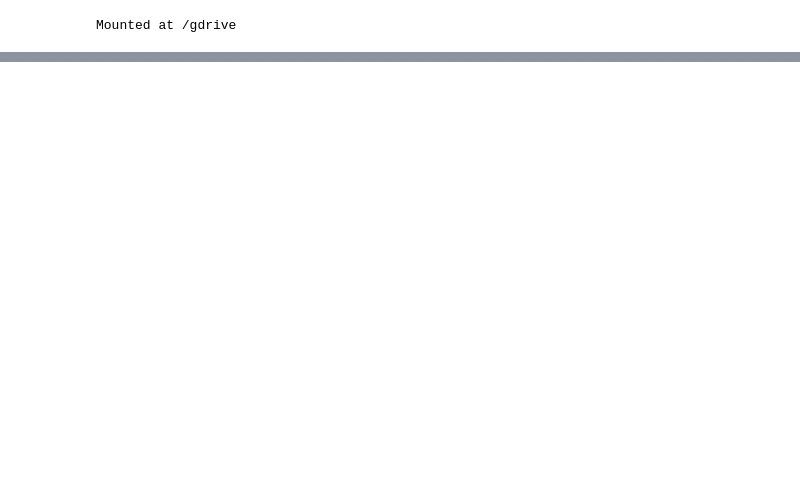
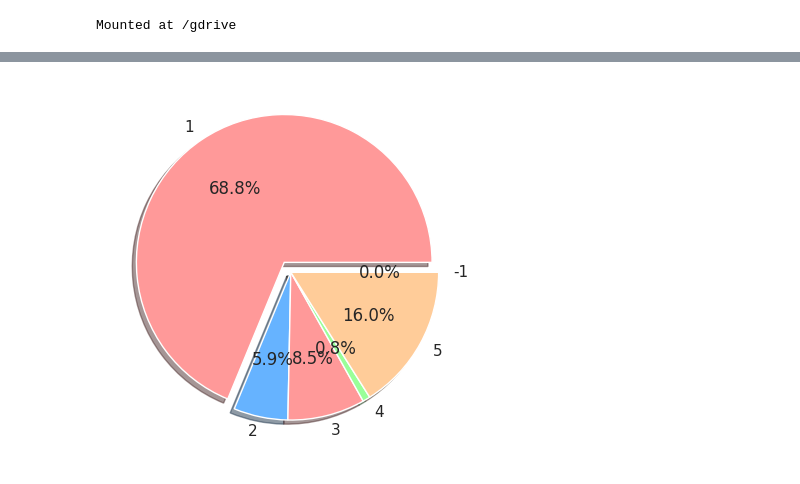
Before and after one commit to Tefong35/Projet_DS_TrafficAccident, a Jupyter notebook: Edmond.ipynb, the cells around one changed output, grey strips where cells are left out. Cells and saved outputs as stored; diff of their text form; code cells hidden in the pictures; blank space fills up the shorter version.

```diff
--- a/Edmond.ipynb
+++ b/Edmond.ipynb
@@ -41,0 +86,11 @@ memory usage: 211.1 KB
+# %%
+%matplotlib inline
+import matplotlib.pyplot as plt
+import numpy as np
+#import pandas as pd
+import seaborn as sns
+sns.set()
+#sns.histplot(df.gps, palette={color: color for color in df['gps'].unique()}) #countplot
+#plt.xticks(range(10), ["Métropole","Wallis et Futuna","Antilles","Guyane", "Réunion","St Pierre et Miquelon", "Nouvelle Calédonie", "Polynésie française", "Terres austr. et antarct. Françaises", " Mayotte"])
+#df['score']=df['score'].astype(float)
+zone.plot(kind='barh',xlabel='Nombre d’accident',ylabel='zone géographique', title='Nombre d’accident en fonction de la zone géographique',color='#55cddd');
@@ -41,0 +156,14 @@ memory usage: 211.1 KB
+# %%
+Plein_jour = len(df[df.lum == 1])
+Crépuscule_aube = len(df[df.lum == 2])
+Nuit_sans_éclairage_public = len(df[df.lum == 3])
+Nuit_avec_éclairage_public_non_allumé  = len(df[df.lum == 4])
+Nuit_avec_éclairage_public_allumé  = len(df[df.lum == 5])
+valuer_a = len(df[df.lum == -1])
+values=[Plein_jour,Crépuscule_aube,Nuit_sans_éclairage_public,Nuit_avec_éclairage_public_non_allumé, Nuit_avec_éclairage_public_allumé, valuer_a]
+labels=[1,2,3,4,5,-1]
+colors = ['#ff9999', '#66b3ff', '#ff9999', '#99ff99', '#ffcc99', '#66b3ff']
+plt.pie(values,labels=labels,autopct='%1.1f%%',explode=(0.08,0,0,0,0,0),shadow=True,colors=colors)
+plt.show()
+# %% [output]
+[figure, added]
```
Also changed, not shown: parts of 12 cells of this notebook.
